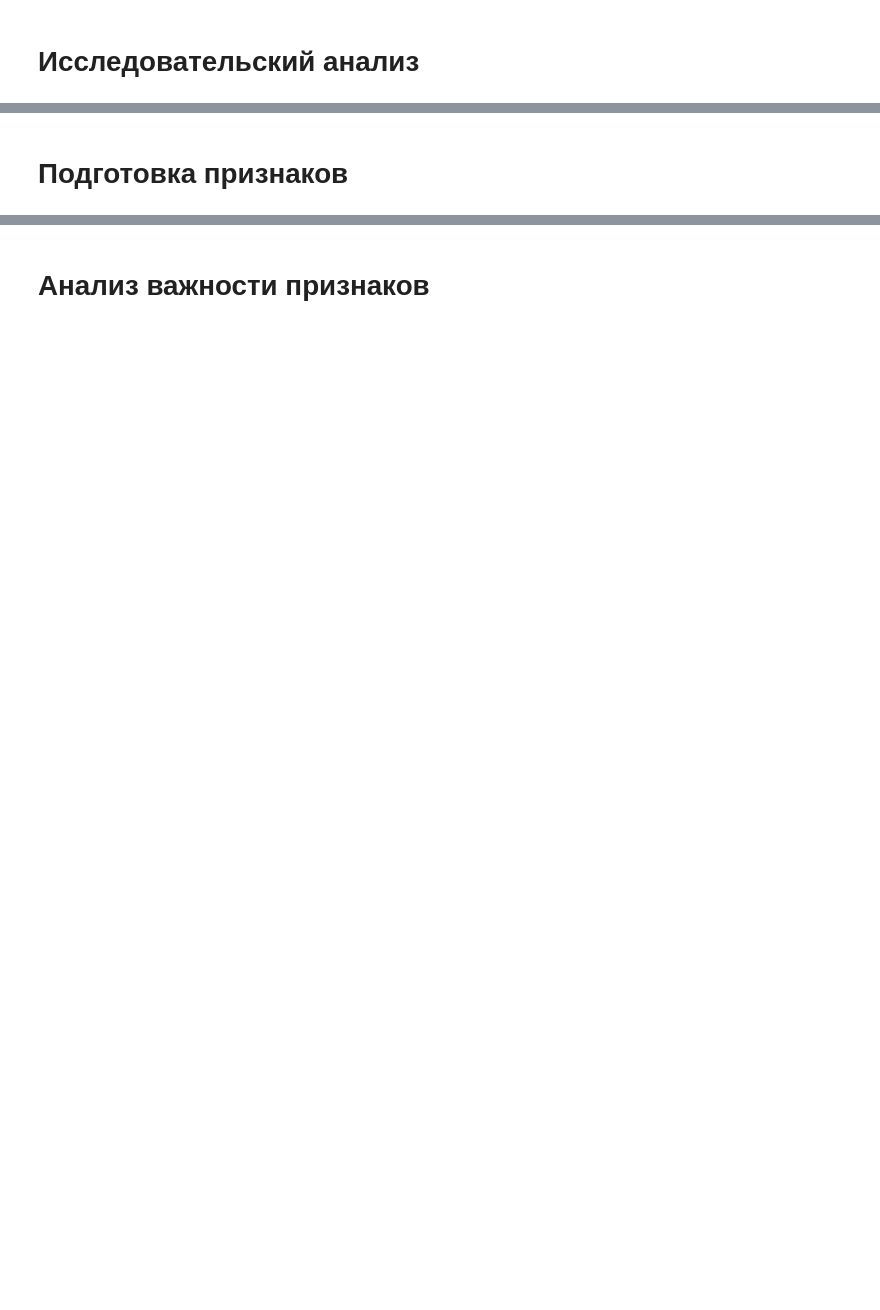
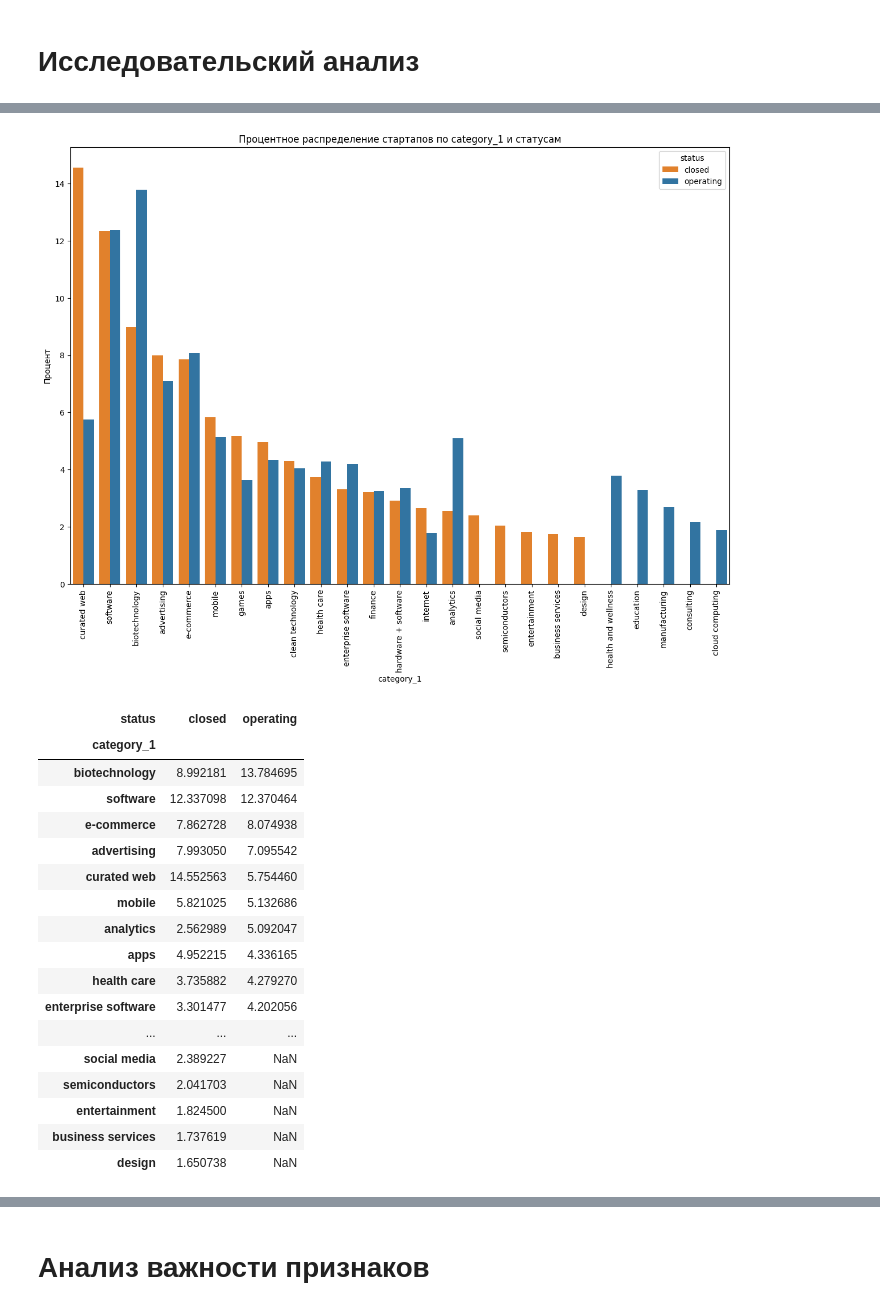
Before and after one commit to IvanovMaxim1992/Masterskay, a Jupyter notebook: Мастерская1.ipynb, the cells around one changed output, grey strips where cells are left out. Cells and saved outputs as stored; diff of their text form; code cells hidden in the pictures; blank space fills up the shorter version.

```diff
--- a/Мастерская1.ipynb
+++ b/Мастерская1.ipynb
@@ -169,7 +175,6 @@ for col in df.columns:
     print(f'Количество пропусков в столбце {col}: {missing}')
     if missing > 0:
         print('Пропуски:')
-        display(df[df[col].isnull()])
 # %% [output]
 Количество пропусков в столбце name: 1
 Пропуски:
@@ -1008,15 +461,0 @@ interval columns not set, guessing: ['name', 'category_list', 'funding_total_usd
-# %% [markdown]
-# Подготовка признаков
-# %%
-
-# Преобразование столбца 'status' и сохранение в отдельной переменной
-target = df['status'].map({'operating': 1, 'closed': 0})
-df = df.drop('status', axis=1)
-
-# Разделение данных на тренировочные и тестовые
-x_train, x_test, target_train, target_test = train_test_split(df, target, test_size=0.2, random_state=13)
-
-# Определение числовых и категориальных столбцов
-numeric_features = x_train.select_dtypes(include=['int64', 'float64']).columns
-categorical_features = x_train.select_dtypes(include=['object']).columns
-categorical_features = categorical_features.drop('name')
@@ -1040,0 +462,47 @@ preprocessor = ColumnTransformer(
+# %%
+# Список признаков
+features = ['category_1']
+
+for feature in features:
+    # Группируем данные по статусу и признаку, затем рассчитываем количество стартапов
+    counts = df[(df['status'].isin(['operating', 'closed'])) & (df[feature] != 'unknown')].groupby(['status', feature]).size().reset_index(name='counts')
+
+    # Отбираем топ-20 для каждого статуса
+    top_counts = counts.groupby('status').apply(lambda x: x.nlargest(20, 'counts')).reset_index(drop=True)
+
+    # Нормализуем данные
+    top_counts['counts'] = top_counts.groupby('status')['counts'].transform(lambda x: x / x.sum() * 100)
+
+    # Создаем график
+    plt.figure(figsize=(15, 10))
+    sns.barplot(data=top_counts, x=feature, y='counts', hue='status', palette=['#ff7f0e', '#1f77b4'])
+    plt.title(f'Процентное распределение стартапов по {feature} и статусам')
+    plt.ylabel('Процент')
+    plt.xticks(rotation=90)
+    plt.show()
+    # Создаем сводную таблицу
+    pivot_table = pd.pivot_table(top_counts, values='counts', index=feature, columns='status')
+    # Сортируем значения по убыванию
+    pivot_table = pivot_table.sort_values(by=['operating', 'closed'], ascending=False)
+    # Выводим таблицу
+    display(pivot_table)
+# %% [output]
+[figure, added]
+| status | closed | operating |
+| category_1 |  |  |
+| biotechnology | 8.992181 | 13.784695 |
+| software | 12.337098 | 12.370464 |
+| e-commerce | 7.862728 | 8.074938 |
+| advertising | 7.993050 | 7.095542 |
+| curated web | 14.552563 | 5.754460 |
+| mobile | 5.821025 | 5.132686 |
+| analytics | 2.562989 | 5.092047 |
+| apps | 4.952215 | 4.336165 |
+| health care | 3.735882 | 4.279270 |
+| enterprise software | 3.301477 | 4.202056 |
+| ... | ... | ... |
+| social media | 2.389227 | NaN |
+| semiconductors | 2.041703 | NaN |
+| entertainment | 1.824500 | NaN |
+| business services | 1.737619 | NaN |
+| design | 1.650738 | NaN |
```
Also changed, not shown: parts of 102 cells of this notebook, 1 other file.
